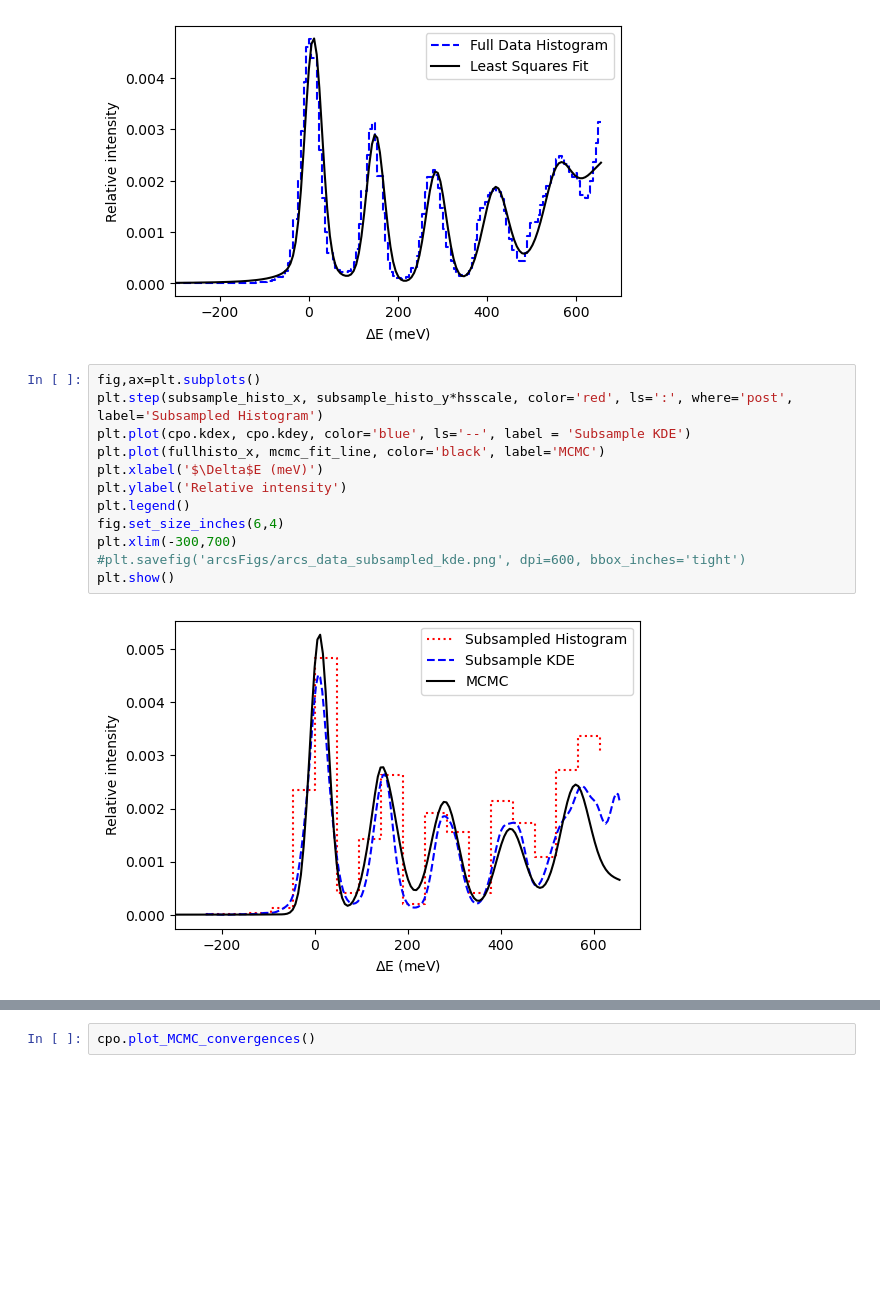
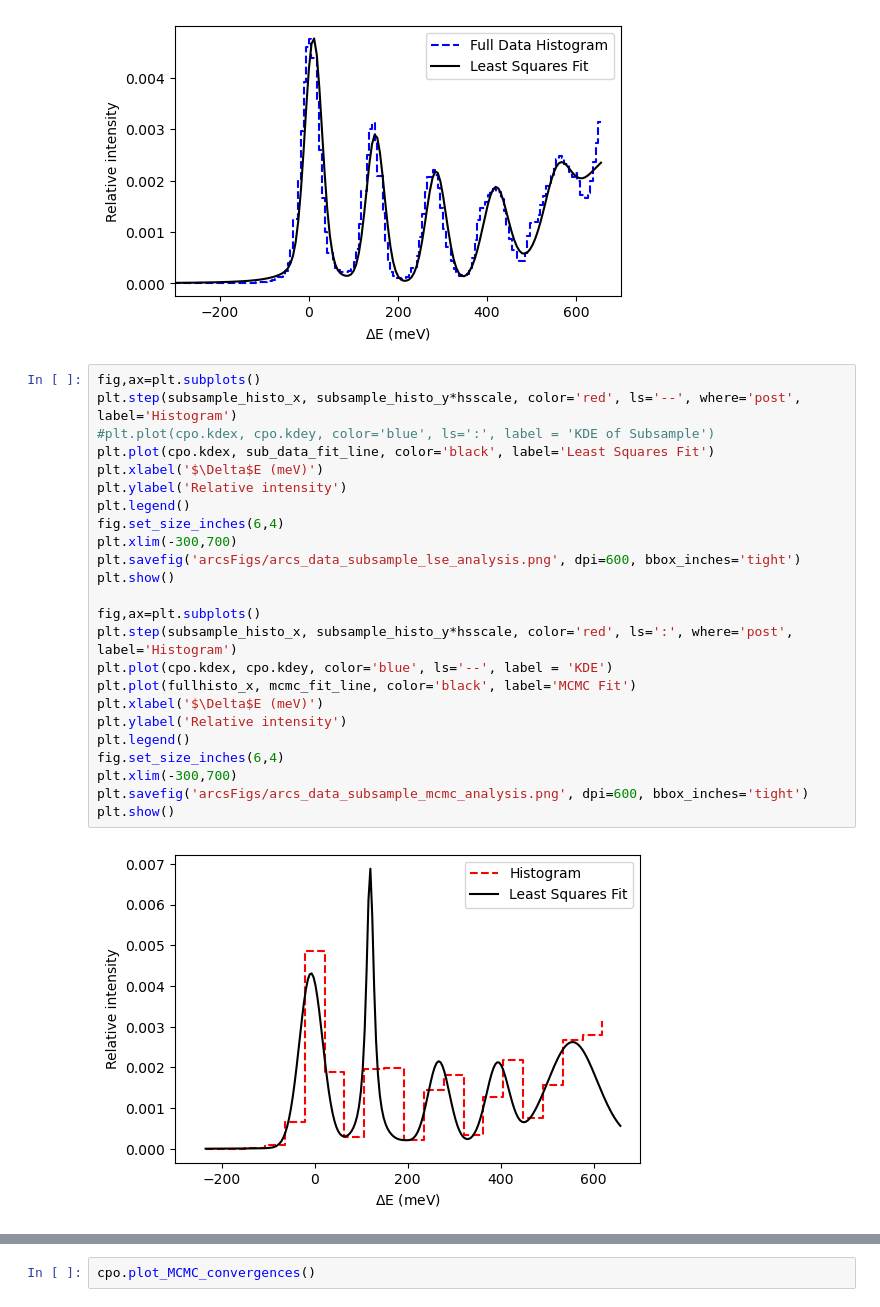
Before and after one commit to localoptimum/emtk, a Jupyter notebook: ARCStest.ipynb, the cells around one changed output, grey strips where cells are left out. Cells and saved outputs as stored; diff of their text form; blank space fills up the shorter version.

Commit message:
Like-for-like comparison on subsampled data set.

```diff
--- a/ARCStest.ipynb
+++ b/ARCStest.ipynb
@@ -1016,15 +1131,27 @@ plt.show()
 [figure]
 # %%
 fig,ax=plt.subplots()
-plt.step(subsample_histo_x, subsample_histo_y*hsscale, color='red', ls=':', where='post', label='Subsampled Histogram')
-plt.plot(cpo.kdex, cpo.kdey, color='blue', ls='--', label = 'Subsample KDE')
-plt.plot(fullhisto_x, mcmc_fit_line, color='black', label='MCMC')
+plt.step(subsample_histo_x, subsample_histo_y*hsscale, color='red', ls='--', where='post', label='Histogram')
+#plt.plot(cpo.kdex, cpo.kdey, color='blue', ls=':', label = 'KDE of Subsample')
+plt.plot(cpo.kdex, sub_data_fit_line, color='black', label='Least Squares Fit')
 plt.xlabel('$\Delta$E (meV)')
 plt.ylabel('Relative intensity')
 plt.legend()
 fig.set_size_inches(6,4)
 plt.xlim(-300,700)
-#plt.savefig('arcsFigs/arcs_data_subsampled_kde.png', dpi=600, bbox_inches='tight')
+plt.savefig('arcsFigs/arcs_data_subsample_lse_analysis.png', dpi=600, bbox_inches='tight')
 plt.show()
+
+fig,ax=plt.subplots()
+plt.step(subsample_histo_x, subsample_histo_y*hsscale, color='red', ls=':', where='post', label='Histogram')
+plt.plot(cpo.kdex, cpo.kdey, color='blue', ls='--', label = 'KDE')
+plt.plot(fullhisto_x, mcmc_fit_line, color='black', label='MCMC Fit')
+plt.xlabel('$\Delta$E (meV)')
+plt.ylabel('Relative intensity')
+plt.legend()
+fig.set_size_inches(6,4)
+plt.xlim(-300,700)
+plt.savefig('arcsFigs/arcs_data_subsample_mcmc_analysis.png', dpi=600, bbox_inches='tight')
+plt.show()
 # %% [output]
-[figure, old version]
+[figure, new version]
```
Also changed, not shown: parts of 9 cells of this notebook.
